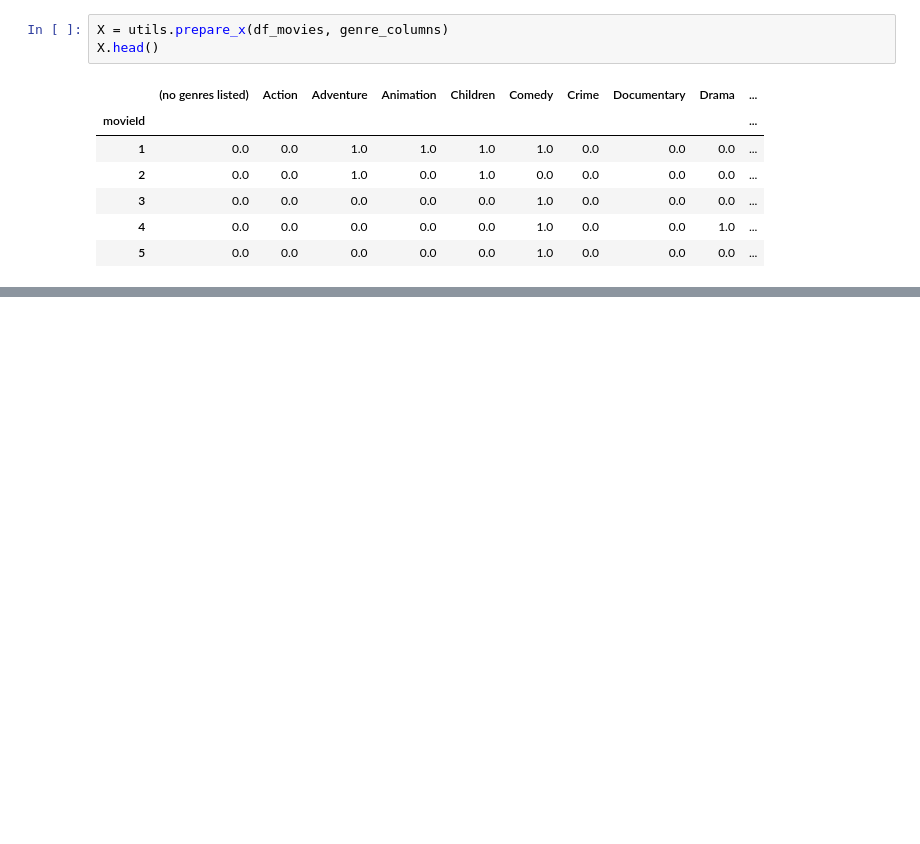
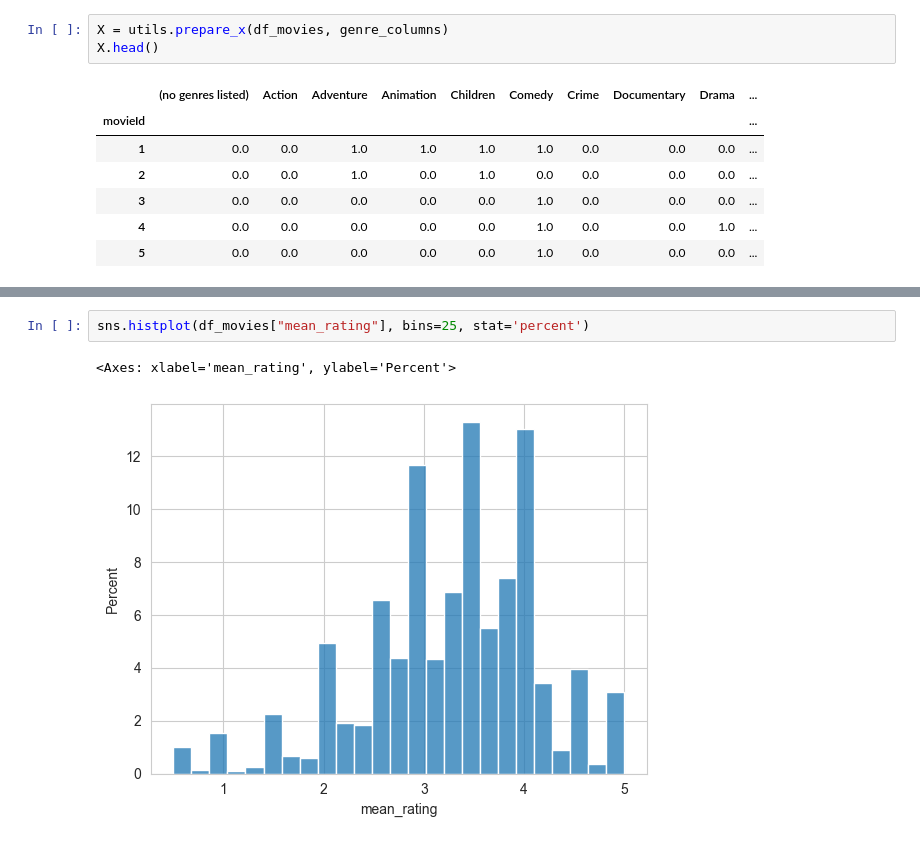
Before and after one commit to anasbn44/movie_recomender, a Jupyter notebook: movie_ratings.ipynb, the cells around one changed output, grey strips where cells are left out. Saved outputs shown, nothing was run; the diff lists cells and outputs as text; blank space fills up the shorter version.

```diff
--- a/movie_ratings.ipynb
+++ b/movie_ratings.ipynb
@@ -144,2 +150,7 @@ df_movies.describe()
 | max | 193609.000000 | 5.000000 |
+# %%
+sns.histplot(df_movies["mean_rating"], bins=25, stat='percent')
+# %% [output]
+<Axes: xlabel='mean_rating', ylabel='Percent'>
+[figure, added]
 # %%
```
Also changed, not shown: parts of 6 cells of this notebook, 1 other file.
